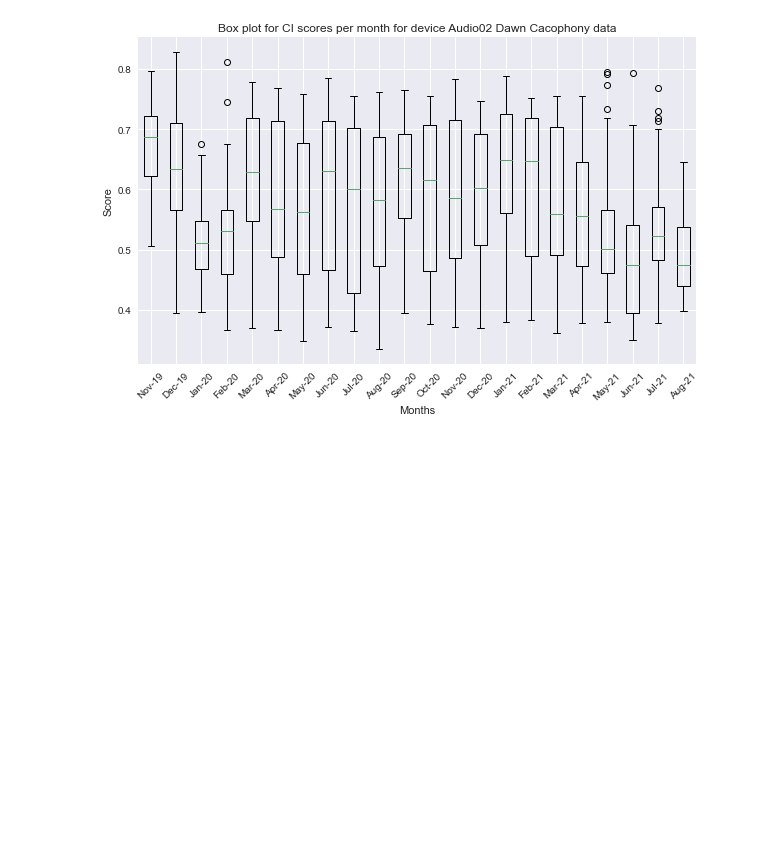
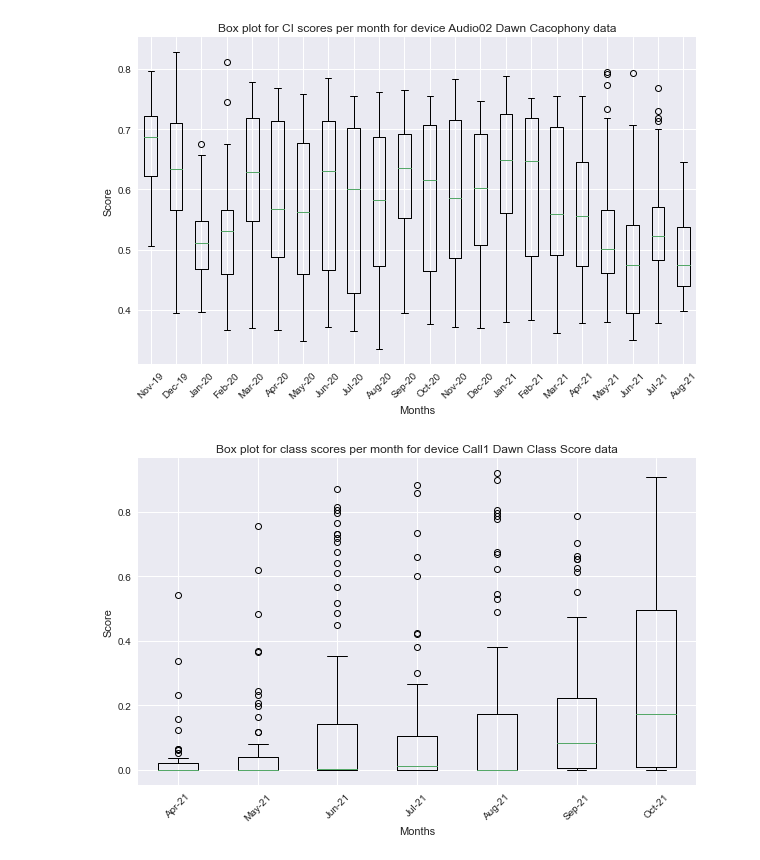
Before and after one commit to dqmcdonald/CacophonyYamnetAudio, a Jupyter notebook: Yamnet_Audio_Classification_Experiments_Part_6.ipynb, the cells around one changed output. Drawn from its saved outputs; the diff is of its cells as text; code cells hidden in the pictures; blank space fills up the shorter version.

Commit message:
Added Cell 1 Data

```diff
--- a/Yamnet_Audio_Classification_Experiments_Part_6.ipynb
+++ b/Yamnet_Audio_Classification_Experiments_Part_6.ipynb
@@ -516,3 +516,8 @@ box_plot_by_month(audio02_dawn_df, "class_score", "Box plot for class scores per
 box_plot_by_month(audio02_dawn_df, "ci_score", "Box plot for CI scores per month for device Audio02 Dawn Cacophony data")
 # %% [output]
 [figure]
+# %%
+audio02_dawn_df = dawn_scores_df[dawn_scores_df.dev_name == "cell 1"]
+box_plot_by_month(audio02_dawn_df, "class_score", "Box plot for class scores per month for device Call1 Dawn Class Score data")
+# %% [output]
+[figure, added]
```
Also changed, not shown: 1 other file.
